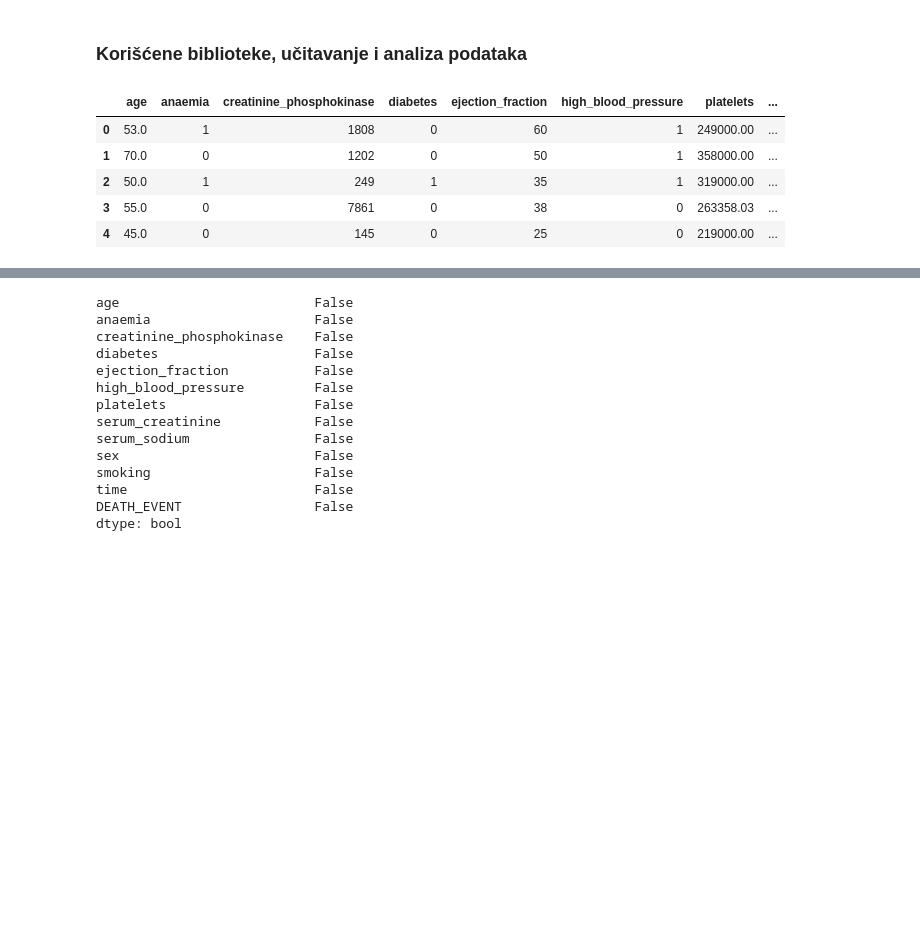
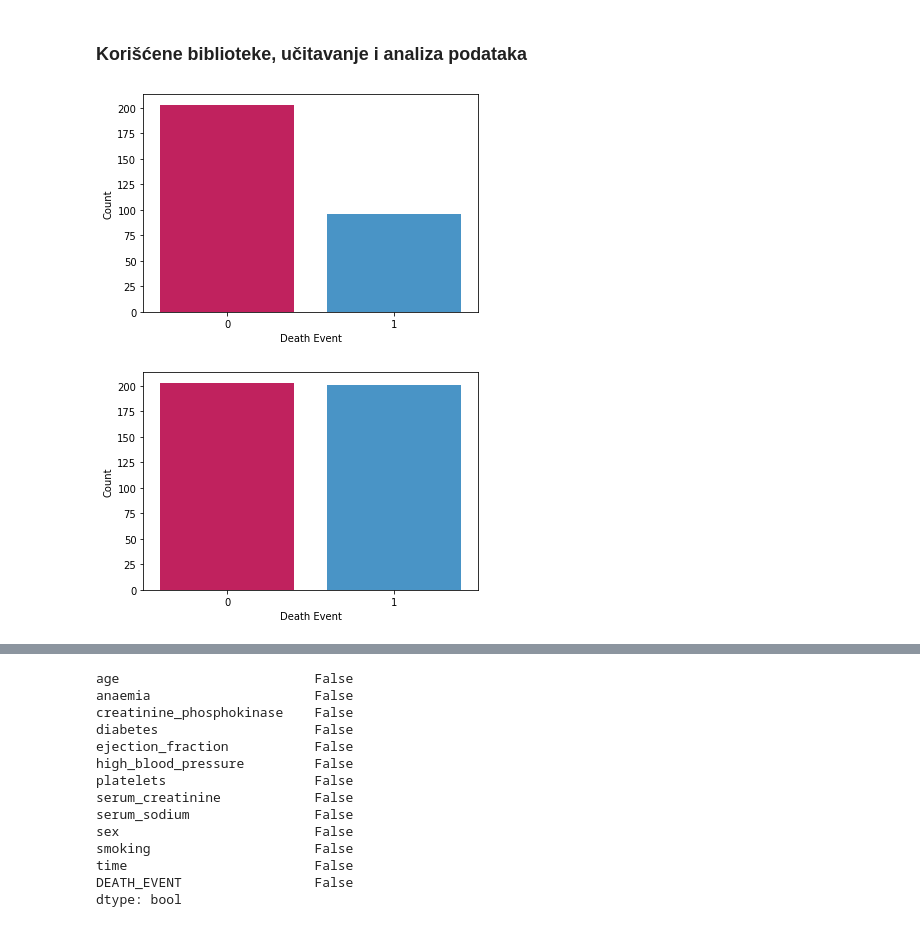
Before and after one commit to nesicvladimir/ml, a Jupyter notebook: domaci_3/domaci_3.ipynb, the cells around one changed output, grey strips where cells are left out. Cells and saved outputs as stored; diff of their text form; code cells hidden in the pictures; blank space fills up the shorter version.

```diff
--- a/domaci_3/domaci_3.ipynb
+++ b/domaci_3/domaci_3.ipynb
@@ -26,17 +27,28 @@ from tensorflow.python.keras.callbacks import TensorBoard
 from keras_visualizer import visualizer
 from time import time
 import keras.backend as K
+# %%
+#loading data
+unbalanced_data = pd.read_csv("heart_failure_clinical_records_dataset.csv")
+unbalanced_data.head()
+
+sns.countplot(x="DEATH_EVENT",data=unbalanced_data,palette=["#DA0858","#3498DB"])
+plt.ylabel("Count")
+plt.xlabel("Death Event")
+plt.show()
+# %% [output]
+[figure, added]
 # %%
 #loading data
 data = pd.read_csv("heart_failure_clinical_records_dataset_balanced.csv")
 data.head()
+
+sns.countplot(x="DEATH_EVENT",data=data,palette=["#DA0858","#3498DB"])
+plt.ylabel("Count")
+plt.xlabel("Death Event")
+plt.show()
 # %% [output]
-|  | age | anaemia | creatinine_phosphokinase | diabetes | ejection_fraction | high_blood_pressure | platelets | ... |
-| 0 | 53.0 | 1 | 1808 | 0 | 60 | 1 | 249000.00 | ... |
-| 1 | 70.0 | 0 | 1202 | 0 | 50 | 1 | 358000.00 | ... |
-| 2 | 50.0 | 1 | 249 | 1 | 35 | 1 | 319000.00 | ... |
-| 3 | 55.0 | 0 | 7861 | 0 | 38 | 0 | 263358.03 | ... |
-| 4 | 45.0 | 0 | 145 | 0 | 25 | 0 | 219000.00 | ... |
+[figure, added]
 # %%
 data.describe()
 # %% [output]
```
Also changed, not shown: parts of 4 cells of this notebook.
